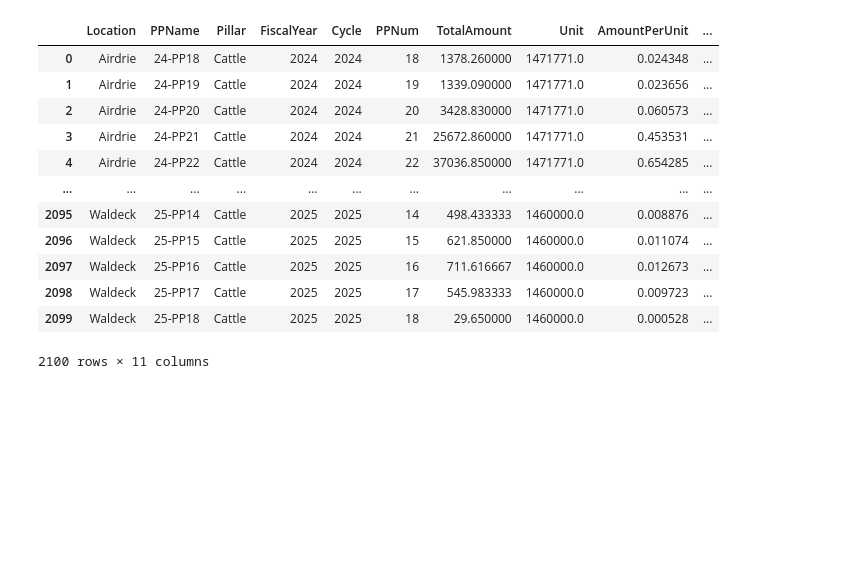
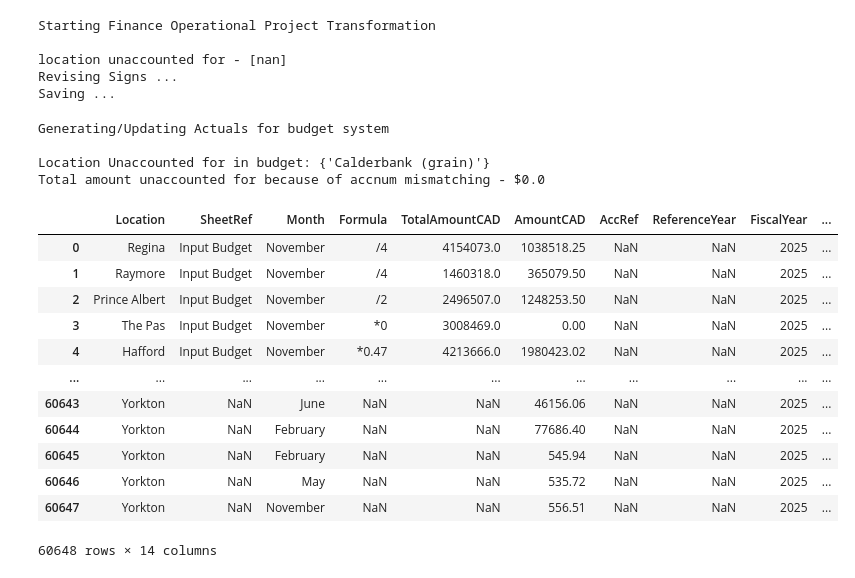
Before and after one commit to ZheRao/ETLCodeBase, a Jupyter notebook: notebooks/dev.ipynb, the cells around one changed output. Drawn from its saved outputs; the diff is of its cells as text; code cells hidden in the pictures; blank space fills up the shorter version.

```diff
--- a/notebooks/dev.ipynb
+++ b/notebooks/dev.ipynb
@@ -1165,16 +1148,0 @@ for i in [1, 2, 3]:
-# %%
-final_df[0]
-# %% [output]
-|  | Location | PPName | Pillar | FiscalYear | Cycle | PPNum | TotalAmount | Unit | AmountPerUnit | ... |
-| 0 | Airdrie | 24-PP18 | Cattle | 2024 | 2024 | 18 | 1378.260000 | 1471771.0 | 0.024348 | ... |
-| 1 | Airdrie | 24-PP19 | Cattle | 2024 | 2024 | 19 | 1339.090000 | 1471771.0 | 0.023656 | ... |
-| 2 | Airdrie | 24-PP20 | Cattle | 2024 | 2024 | 20 | 3428.830000 | 1471771.0 | 0.060573 | ... |
-| 3 | Airdrie | 24-PP21 | Cattle | 2024 | 2024 | 21 | 25672.860000 | 1471771.0 | 0.453531 | ... |
-| 4 | Airdrie | 24-PP22 | Cattle | 2024 | 2024 | 22 | 37036.850000 | 1471771.0 | 0.654285 | ... |
-| ... | ... | ... | ... | ... | ... | ... | ... | ... | ... | ... |
-| 2095 | Waldeck | 25-PP14 | Cattle | 2025 | 2025 | 14 | 498.433333 | 1460000.0 | 0.008876 | ... |
-| 2096 | Waldeck | 25-PP15 | Cattle | 2025 | 2025 | 15 | 621.850000 | 1460000.0 | 0.011074 | ... |
-| 2097 | Waldeck | 25-PP16 | Cattle | 2025 | 2025 | 16 | 711.616667 | 1460000.0 | 0.012673 | ... |
-| 2098 | Waldeck | 25-PP17 | Cattle | 2025 | 2025 | 17 | 545.983333 | 1460000.0 | 0.009723 | ... |
-| 2099 | Waldeck | 25-PP18 | Cattle | 2025 | 2025 | 18 | 29.650000 | 1460000.0 | 0.000528 | ... |
-2100 rows × 11 columns
@@ -1180,0 +1152,31 @@ final_df[0]
+# %%
+self._finance_operational()
+# %% [output]
+Starting Finance Operational Project Transformation
+
+location unaccounted for - [nan]
+Revising Signs ...
+Saving ...
+# %%
+self._budget_update()
+# %% [output]
+Generating/Updating Actuals for budget system
+
+Location Unaccounted for in budget: {'Calderbank (grain)'}
+Total amount unaccounted for because of accnum mismatching - $0.0
+# %%
+a
+# %% [output]
+|  | Location | SheetRef | Month | Formula | TotalAmountCAD | AmountCAD | AccRef | ReferenceYear | FiscalYear | ... |
+| 0 | Regina | Input Budget | November | /4 | 4154073.0 | 1038518.25 | NaN | NaN | 2025 | ... |
+| 1 | Raymore | Input Budget | November | /4 | 1460318.0 | 365079.50 | NaN | NaN | 2025 | ... |
+| 2 | Prince Albert | Input Budget | November | /2 | 2496507.0 | 1248253.50 | NaN | NaN | 2025 | ... |
+| 3 | The Pas | Input Budget | November | *0 | 3008469.0 | 0.00 | NaN | NaN | 2025 | ... |
+| 4 | Hafford | Input Budget | November | *0.47 | 4213666.0 | 1980423.02 | NaN | NaN | 2025 | ... |
+| ... | ... | ... | ... | ... | ... | ... | ... | ... | ... | ... |
+| 60643 | Yorkton | NaN | June | NaN | NaN | 46156.06 | NaN | NaN | 2025 | ... |
+| 60644 | Yorkton | NaN | February | NaN | NaN | 77686.40 | NaN | NaN | 2025 | ... |
+| 60645 | Yorkton | NaN | February | NaN | NaN | 545.94 | NaN | NaN | 2025 | ... |
+| 60646 | Yorkton | NaN | May | NaN | NaN | 535.72 | NaN | NaN | 2025 | ... |
+| 60647 | Yorkton | NaN | November | NaN | NaN | 556.51 | NaN | NaN | 2025 | ... |
+60648 rows × 14 columns
```
Also changed, not shown: parts of 22 cells of this notebook, 2 other files.
